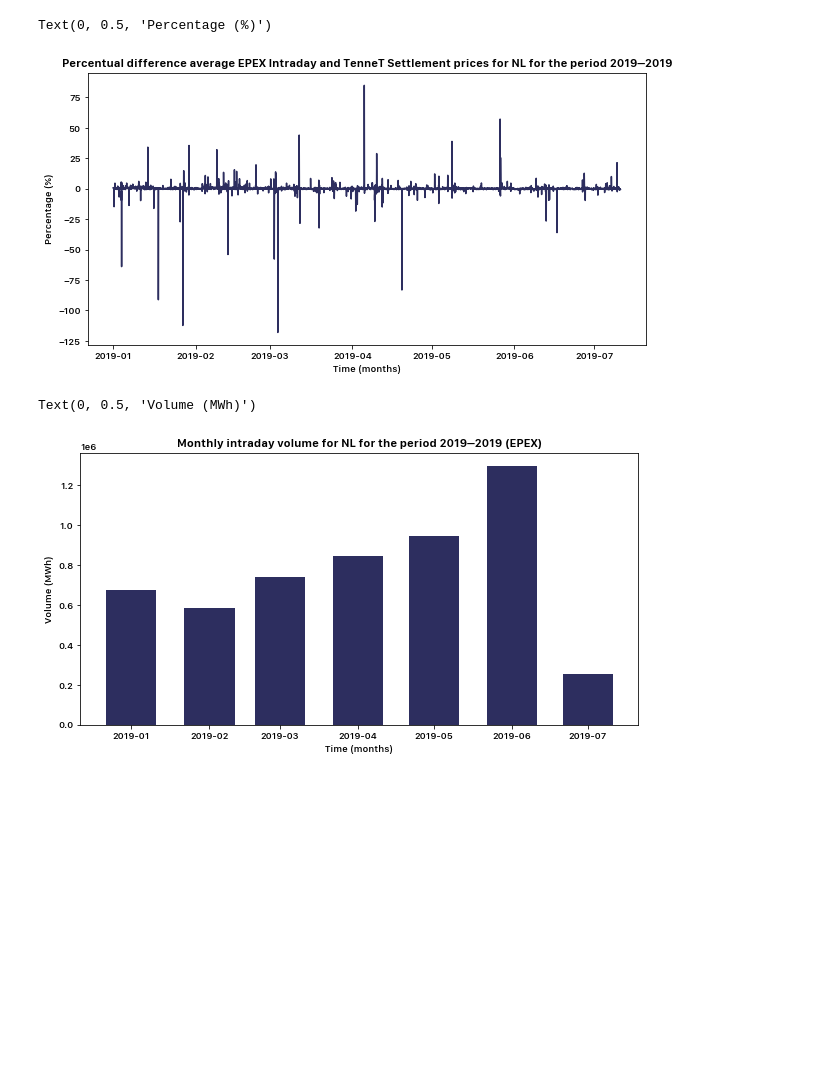
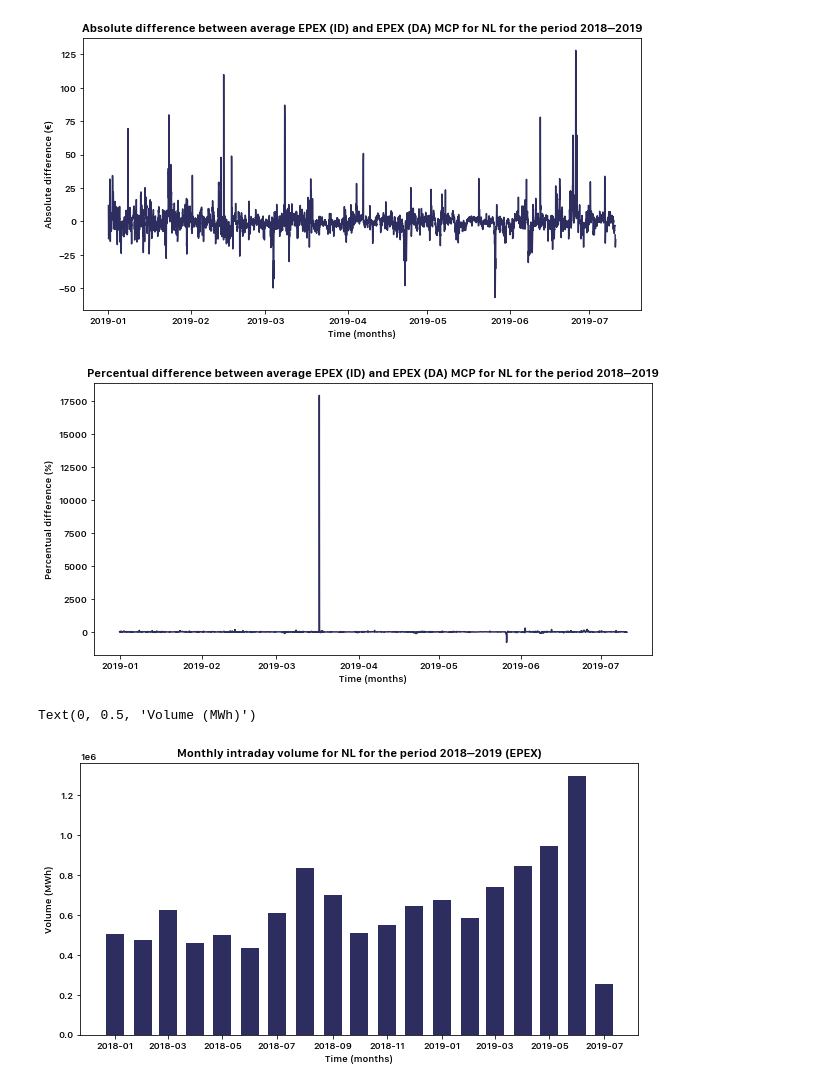
Before and after one commit to timovijn/ElectricityPriceForecasting, a Jupyter notebook: epex/epex.ipynb, the cells around one changed output. Drawn from its saved outputs; the diff is of its cells as text; code cells hidden in the pictures; blank space fills up the shorter version.

```diff
--- a/epex/epex.ipynb
+++ b/epex/epex.ipynb
@@ -249,0 +439,15 @@ Date
+# %%
+OG = df_group3.merge(df_da2['MCP'], how='outer', left_index=True, right_index=True)
+
+OG['Absolute'] = np.subtract(OG['Price'], OG['MCP'])
+OG['Percentual'] = 100 * np.divide(np.subtract(OG['Price'], OG['MCP']), OG['MCP'])
+
+print('')
+print(colored('...','white'))
+print('')
+print(colored(f'(DA & ID) Grouped by hour', 'blue'))
+print('')
+print(colored('...','white'))
+print('')
+
+print(OG)
@@ -250,25 +472,25 @@ Date
 # %%
-# fig, ax = plt.subplots(figsize=(10, 5))
-# ax.bar(big_df.index, big_df['Percentage'], width=20)
-# ax.set_title(f'Percentual difference average EPEX Intraday and TenneT Settlement prices for {country} for the period {years[0]}–{years[-1]}')
-# ax.set_xlabel(r'Time (months)')
-# ax.set_ylabel(r'Percentage (%)')
+fig, ax = plt.subplots(figsize=(10, 5))
+ax.plot(OG.index, OG.Absolute)
+ax.set_title(f'Absolute difference between average EPEX (ID) and EPEX (DA) MCP for {country} for the period {years[0]}–{years[-1]}')
+ax.set_xlabel(r'Time (months)')
+ax.set_ylabel(r'Absolute difference (€)');
 
 fig, ax = plt.subplots(figsize=(10, 5))
-ax.plot(big_df.index, big_df['Percentage'])
-ax.set_title(f'Percentual difference average EPEX Intraday and TenneT Settlement prices for {country} for the period {years[0]}–{years[-1]}')
+ax.plot(OG.index, OG.Percentual)
+ax.set_title(f'Percentual difference between average EPEX (ID) and EPEX (DA) MCP for {country} for the period {years[0]}–{years[-1]}')
 ax.set_xlabel(r'Time (months)')
-ax.set_ylabel(r'Percentage (%)')
+ax.set_ylabel(r'Percentual difference (%)');
 # %% [output]
-Text(0, 0.5, 'Percentage (%)')
-[figure, old version]
+[figure, new version]
+[figure, added]
 # %%
 fig, ax = plt.subplots(figsize=(10, 5))
-ax.bar(dfo['Date'], dfo['Volume'], width=20)
+ax.bar(dfo_group['Date'], dfo_group['Volume'], width=20)
 ax.set_title(f'Monthly intraday volume for {country} for the period {years[0]}–{years[-1]} (EPEX)')
 ax.set_xlabel(r'Time (months)')
 ax.set_ylabel(r'Volume (MWh)')
 # %% [output]
 Text(0, 0.5, 'Volume (MWh)')
-[figure, old version]
+[figure, new version]
 # %%
```
Also changed, not shown: parts of 10 cells of this notebook, 8 other files.
